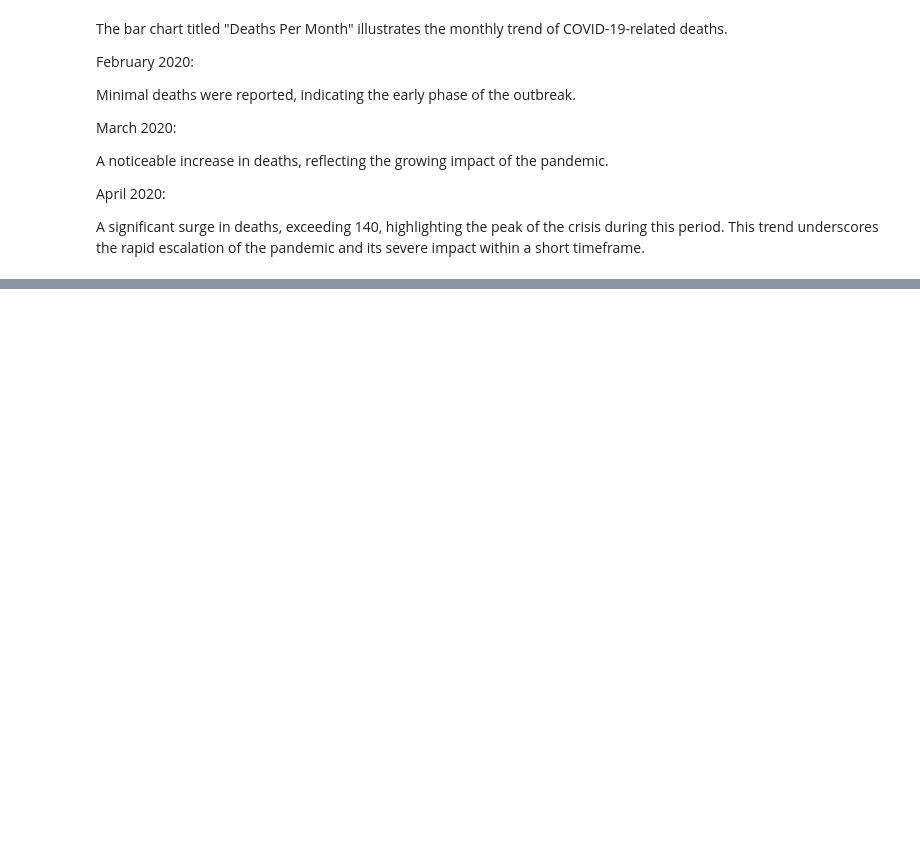
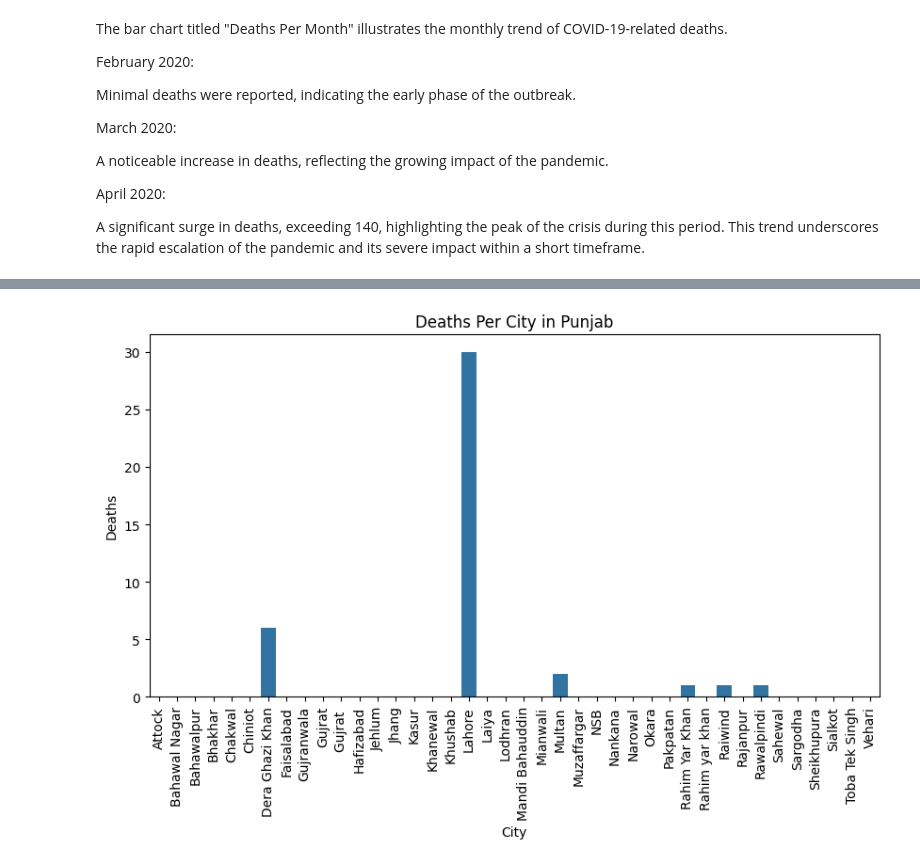
Before and after one commit to UsamaAliK/Covid19-in-Pakistan, a Jupyter notebook: Data Analysis.ipynb, the cells around one changed output, grey strips where cells are left out. Saved outputs shown, nothing was run; the diff lists cells and outputs as text; code cells hidden in the pictures; blank space fills up the shorter version.

```diff
--- a/Data Analysis.ipynb
+++ b/Data Analysis.ipynb
@@ -534,0 +587,3 @@ This trend underscores the rapid escalation of the pandemic and its severe impac
+# %%
+Punjab_deaths=covid_df[covid_df['Province']=='punjab'].groupby('City')['Deaths'].sum().reset_index()
+Punjab_deaths
@@ -534,0 +608,10 @@ This trend underscores the rapid escalation of the pandemic and its severe impac
+# %%
+plt.figure(figsize=(10,5))
+sns.barplot(x='City',y='Deaths',data=Punjab_deaths)
+plt.xticks(rotation=90)
+plt.title('Deaths Per City in Punjab')
+plt.xlabel('City')
+plt.ylabel('Deaths')
+plt.show()
+# %% [output]
+[figure, added]
```
Also changed, not shown: parts of 11 cells of this notebook, 1 other file.
